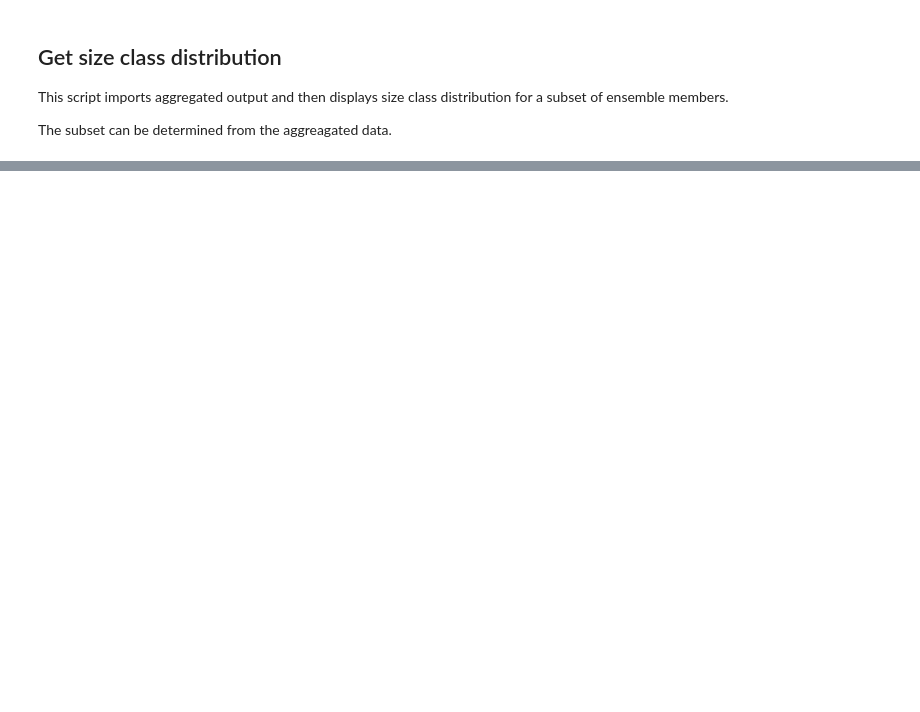
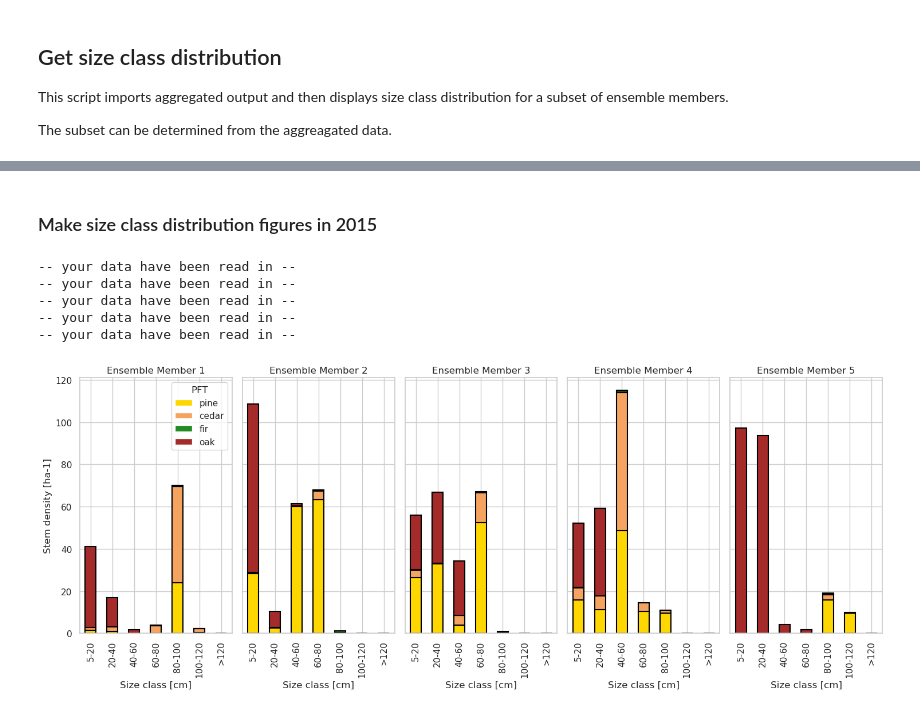
Before and after one commit to adamhb/california-fates, a Jupyter notebook: notebooks/size_class_dist.ipynb, the cells around one changed output, grey strips where cells are left out. Cells and saved outputs as stored; diff of their text form; code cells hidden in the pictures; blank space fills up the shorter version.

```diff
--- a/notebooks/size_class_dist.ipynb
+++ b/notebooks/size_class_dist.ipynb
@@ -26,4 +260,4 @@ esm_tools.inst_to_tag([4])[0]
 # %%
-path_to_aggreagated_data = '/glade/work/adamhb/processed_output/CZ2_equilibrium_700yrs_042524_01_-17e2acb6a_FATES-1449c787/equilibrium_700yrs_042524_metrics_and_params.csv'
-case_name = 'CZ2_equilibrium_700yrs_042524_01_-17e2acb6a_FATES-1449c787'
-years = [1617,1619] # Which years to check size class distribution
+f1870_to_2015_tag_map = {41:1,60:2,65:3,73:4,75:5}
+SSP3_TREATED_tag_map = f1870_to_2015_tag_map
+SSP3_no_treat_tag_map = {41:1,60:2,64:3,72:4,74:5}
@@ -81,0 +288,21 @@ def get_scls_dist_one_inst(df,tag):
+# %% [markdown]
+### Make size class distribution figures in 2015
+# %%
+early21st_case_name = 'supIg_1.25_051424-1951-2020_-17e2acb6a_FATES-1449c787'
+early21st_years = [2010,2014]
+early21st_tag_numbers = [41,60,65,73,75]
+
+scls_data_2015 = get_size_class_distribution_data(case_name=early21st_case_name,
+                                                  years = early21st_years,
+                                                  tag_numbers=early21st_tag_numbers,
+                                                  tag_map = f1870_to_2015_tag_map,
+                                                  metric = "density", by_pft=True, dbh_min=10)
+
+plot_size_class_dist(scls_data_2015)
+# %% [output]
+-- your data have been read in --
+-- your data have been read in --
+-- your data have been read in --
+-- your data have been read in --
+-- your data have been read in --
+[figure, added]
```
Also changed, not shown: parts of 18 cells of this notebook, 9 other files.
